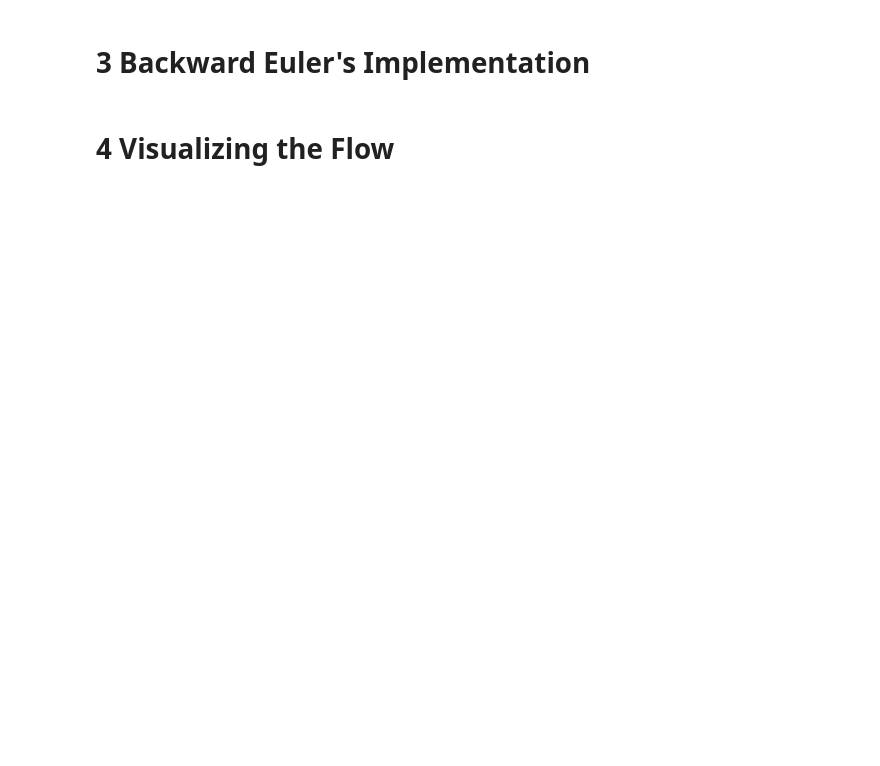
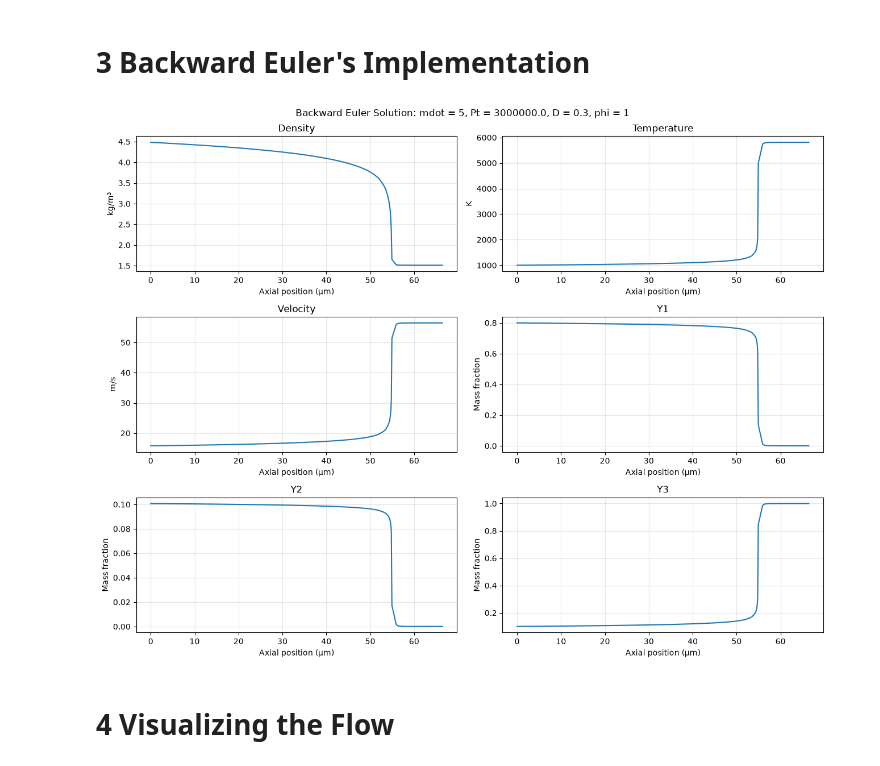
Before and after one commit to Sebastian-Rojas-Barragan/AE370_Group_Project, a Jupyter notebook: Analysis.ipynb, the cells around one changed output. Drawn from its saved outputs; the diff is of its cells as text; code cells hidden in the pictures; blank space fills up the shorter version.

```diff
--- a/Analysis.ipynb
+++ b/Analysis.ipynb
@@ -43,31 +57,33 @@ print(f"\njump index = {jump}, x = {x[jump]*1e6:.4g} um, T = {states[jump,1]:.4g
 # %%
 def plot_solution(x, states):
     labels = [
         ("Density", "kg/m³"),
         ("Temperature", "K"),
         ("Velocity", "m/s"),
         ("Y1", "Mass fraction"),
         ("Y2", "Mass fraction"),
         ("Y3", "Mass fraction")
     ]
 
     fig, axes = plt.subplots(3, 2, figsize=(13, 10))
     axes = axes.flatten()
 
     for i, (name, units) in enumerate(labels):
         axes[i].plot(x * 1e6, states[:, i])
         axes[i].set_title(name)
         axes[i].set_xlabel("Axial position (µm)")
         axes[i].set_ylabel(units)
         axes[i].grid(alpha=0.3)
 
-    fig.suptitle("Backward Euler Solution")
+    fig.suptitle(f"Backward Euler Solution: mdot = {mdot}, Pt = {Pt}, D = {D}, phi = {phi}")
     fig.tight_layout()
     plt.show()
 
-x, states = test.solve(dx=1e-7, Y_tol=1e-6)
+x, states = test.solve(dx=1e-6, Y_tol=1e-6)
 
 plot_solution(x, states)
+# %% [output]
+[figure, added]
 # %% [markdown]
 # 4 Visualizing the Flow
 # %%
```
Also changed, not shown: parts of 2 cells of this notebook, 7 other files.
